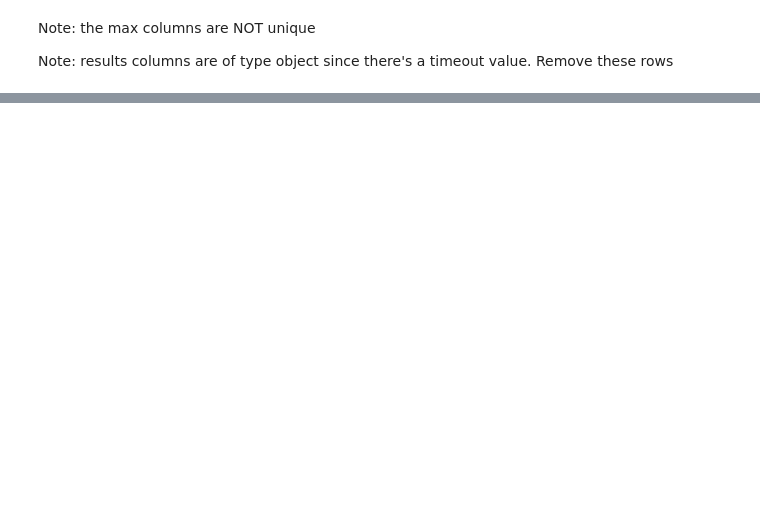
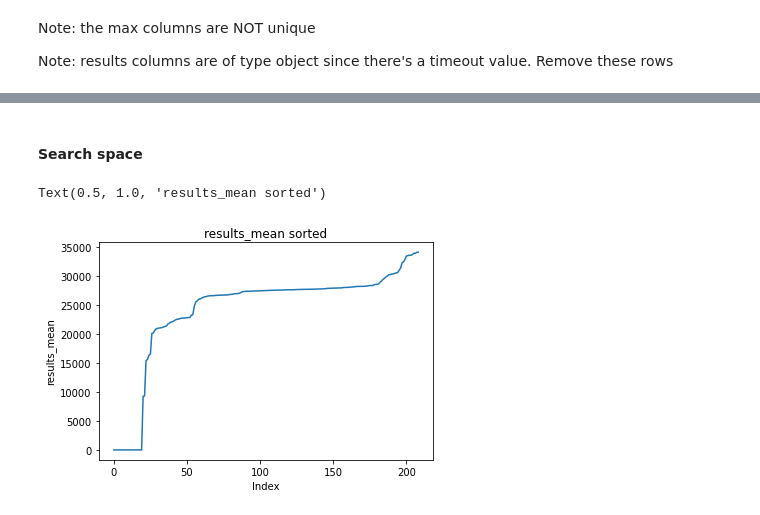
Before and after one commit to TreeinRandomForest/linux-tuning, a Jupyter notebook: iperf3/Bayesian Optimization for iperf3 .ipynb, the cells around one changed output, grey strips where cells are left out. Cells and saved outputs as stored; diff of their text form; code cells hidden in the pictures; blank space fills up the shorter version.

```diff
--- a/iperf3/Bayesian Optimization for iperf3 .ipynb
+++ b/iperf3/Bayesian Optimization for iperf3 .ipynb
@@ -88,0 +98,8 @@ df['tunable'].max() - df['tunable'].min()
+# %%
+#df2['tune_ratio_rmem_over_wmem'] = df2['net.ipv4.tcp_rmem max'] / df2['net.ipv4.tcp_wmem max']
+df2['logdiff_rmem_wmem'] = np.log(df2['net.ipv4.tcp_rmem max']) - np.log(df2['net.ipv4.tcp_wmem max'])
+fig = px.scatter(df2,
+                 x='logdiff_rmem_wmem',
+                 y='results_mean',
+                 color='results_mean')
+fig.show()
@@ -88,0 +121,3 @@ df['tunable'].max() - df['tunable'].min()
+# %%
+df3 = df2[['net.ipv4.tcp_rmem max', 'net.ipv4.tcp_wmem max', 'results_mean', 'results_sem']]\
+            .set_index(['net.ipv4.tcp_rmem max', 'net.ipv4.tcp_wmem max'])
@@ -88,0 +234,10 @@ df['tunable'].max() - df['tunable'].min()
+# %% [markdown]
+#### Search space
+# %%
+plt.plot(np.array(df3.sort_values(by='results_mean')['results_mean']))
+plt.xlabel("Index")
+plt.ylabel("results_mean")
+plt.title("results_mean sorted")
+# %% [output]
+Text(0.5, 1.0, 'results_mean sorted')
+[figure, added]
```
Also changed, not shown: parts of 29 cells of this notebook.
